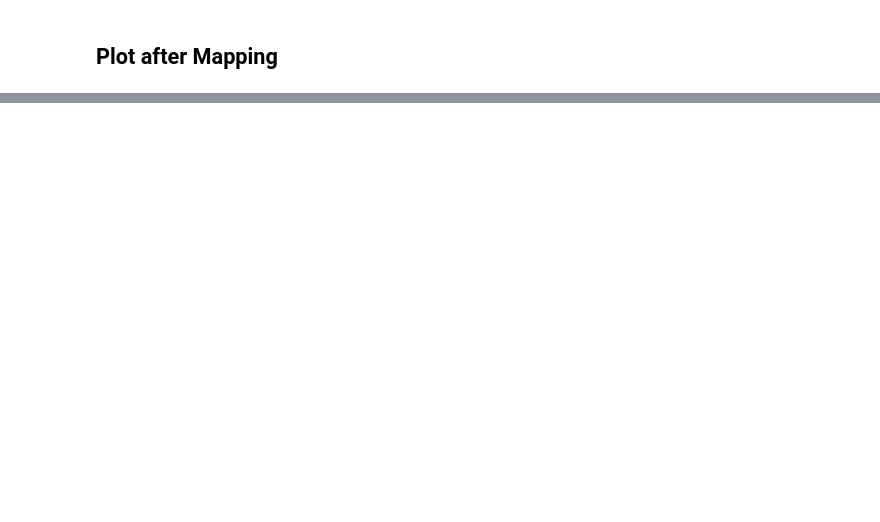
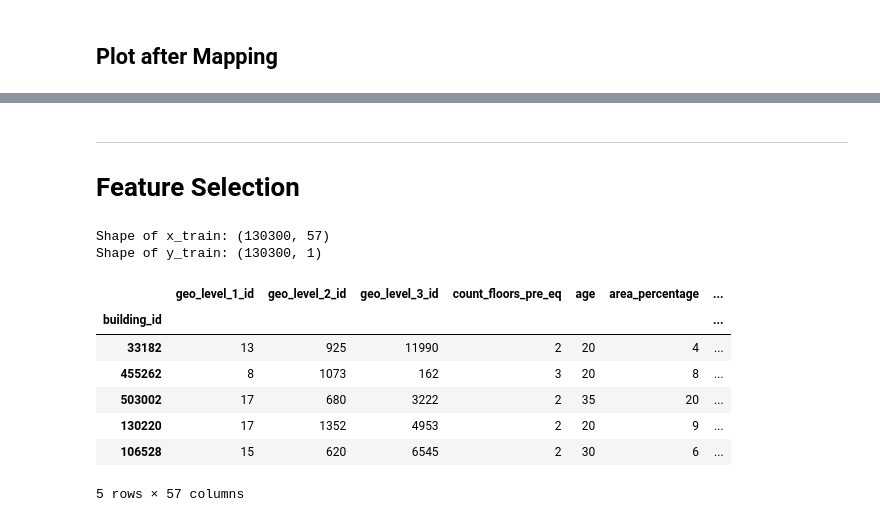
Before and after one commit to nina-prog/richters-predictor-modeling-earthquake-damage, a Jupyter notebook: notebooks/week02/week02-cat-grouping-and-feature-selection.ipynb, the cells around one changed output, grey strips where cells are left out. Cells and saved outputs as stored; diff of their text form; code cells hidden in the pictures; blank space fills up the shorter version.

```diff
--- a/notebooks/week02/week02-cat-grouping-and-feature-selection.ipynb
+++ b/notebooks/week02/week02-cat-grouping-and-feature-selection.ipynb
@@ -120,0 +140,3 @@ plt.show()
+# %% [markdown]
+_____
+# Feature Selection
@@ -120,0 +146,22 @@ plt.show()
+# %%
+# Do some label encoding here for feature selection
+x_train = pd.get_dummies(x_train)
+
+# Make x_train and y_train bit smaller for my laptop to handle :-)
+x_train = x_train.sample(frac=0.5)
+y_train = y_train.loc[x_train.index]
+print(f"Shape of x_train: {x_train.shape}")
+print(f"Shape of y_train: {y_train.shape}")
+
+x_train.head(5)
+# %% [output]
+Shape of x_train: (130300, 57)
+Shape of y_train: (130300, 1)
+|  | geo_level_1_id | geo_level_2_id | geo_level_3_id | count_floors_pre_eq | age | area_percentage | ... |
+| building_id |  |  |  |  |  |  | ... |
+| 33182 | 13 | 925 | 11990 | 2 | 20 | 4 | ... |
+| 455262 | 8 | 1073 | 162 | 3 | 20 | 8 | ... |
+| 503002 | 17 | 680 | 3222 | 2 | 35 | 20 | ... |
+| 130220 | 17 | 1352 | 4953 | 2 | 20 | 9 | ... |
+| 106528 | 15 | 620 | 6545 | 2 | 30 | 6 | ... |
+5 rows × 57 columns
```
Also changed, not shown: parts of 14 cells of this notebook.
